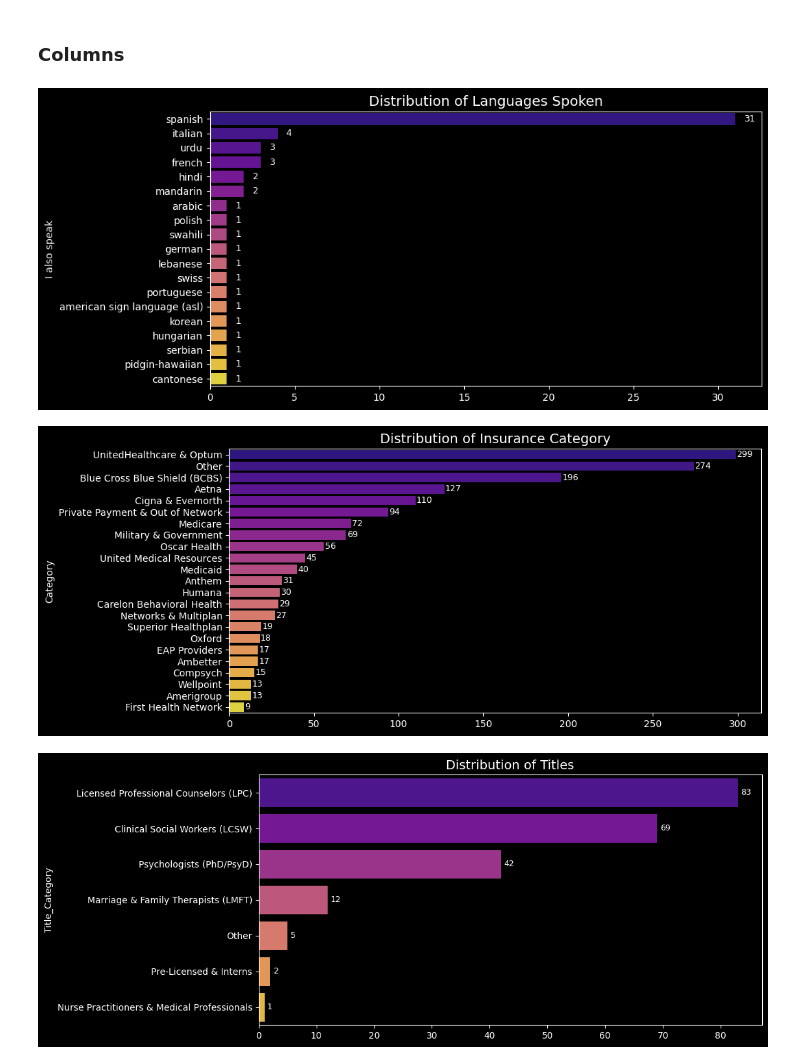
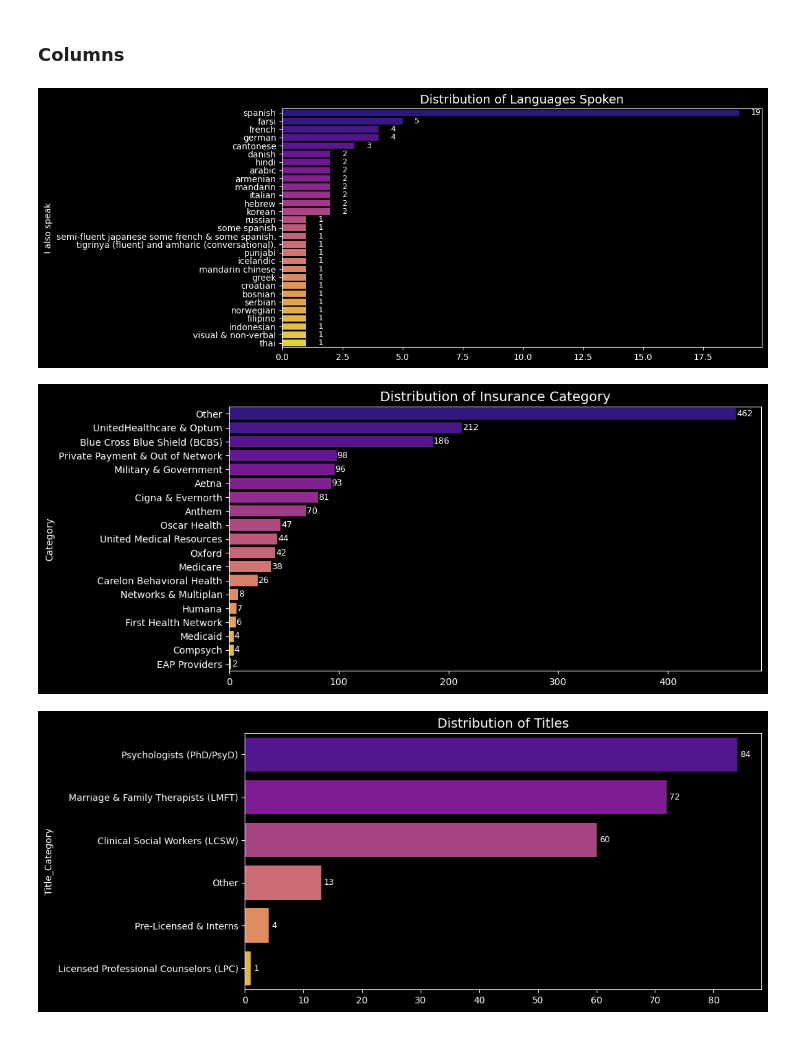
Before and after one commit to pallavmarch/Psychologytoday-therapist-analysis, a Jupyter notebook: PsychologyToday_Dementia_analysis.ipynb, the cells around one changed output. Drawn from its saved outputs; the diff is of its cells as text; code cells hidden in the pictures.

```diff
--- a/PsychologyToday_Dementia_analysis.ipynb
+++ b/PsychologyToday_Dementia_analysis.ipynb
@@ -16,7 +16,7 @@ import pgeocode
 
 
 ##### Texas | California | Florida | New York
-selected_state = "Texas"
+selected_state = "California"
 # %% [output]
 Requirement already satisfied: xlsxwriter in /usr/local/lib/python3.11/dist-packages (3.2.2)
 Requirement already satisfied: pgeocode in /usr/local/lib/python3.11/dist-packages (0.5.0)
@@ -799,55 +783,39 @@ Dementia[cols_to_clean] = (
     Dementia[cols_to_clean]
     .astype(str)
     .replace('Not Found', np.nan)
-    .apply(lambda x: x.str.replace(r'[$ ]', '', regex=True)) # if x.dtype == "object" else x)
+    .apply(lambda x: x.str.replace(r'[$ ]', '', regex=True) if x.dtype == "object" else x)
     .apply(pd.to_numeric, errors='coerce')
-    .replace(0, np.nan)  # Replace 0 with NaN
+    .replace(0, np.nan)
 )
-
-
-Dementia[cols_to_clean] = Dementia[cols_to_clean].replace(0, np.nan)
-
-for col in cols_to_clean + ['Graduation Year']:
-    plot_count_distribution(Dementia, col, f'{col} distribution')
-
 
 
 aggregated_stats = Dementia[cols_to_clean].agg(
     ['mean', 'median', 'min', 'max', 'std', 'count', 'nunique', lambda x: x.isnull().sum()])
 
-aggregated_stats = aggregated_stats.applymap(lambda x: int(x) if not pd.isna(x) else x)
-aggregated_stats.style.background_gradient(cmap='Blues').format("{:.0f}")
+aggregated_stats = aggregated_stats.applymap(lambda x: int(x) if not pd.isna(x) else x).T
 
-
-
-###pivot_table1 = pd.pivot_table(Dementia,
-###                              values=cols_to_clean,
-###                              aggfunc=['mean', 'median', 'min', 'max', 'std', 'count', 'nunique', lambda x: x.isnull().sum()],
-###                              columns=['Dementia'],
-###                              dropna=True)
-###
-###pivot_table1 = pivot_table1.applymap(lambda x: int(x) if not pd.isna(x) else x)
-###pivot_table1.style.background_gradient(cmap='Blues').format("{:.0f}")
+for col in cols_to_clean + ['Graduation Year']:
+    plot_count_distribution(Dementia, col, f'{col} distribution')
 
 
 ############################### Excel file download  ################################
 
 with pd.ExcelWriter(final_file, engine='xlsxwriter') as writer:
     language_counts.to_frame("Count").sort_index().to_excel(writer, sheet_name='Languages')
     insurance_mapping_df[['Category', 'Insurance']].value_counts().to_frame("Count").sort_index().to_excel(writer, sheet_name='Insurance')
     Dementia[['Title_Category', 'Title_shorten']].value_counts().to_frame("Count").sort_index().to_excel(writer, sheet_name='Titles')
     Expertise[['Category', 'Expertise']].value_counts().to_frame("Count").sort_index().to_excel(writer, sheet_name='Expertise')
     Top_specialties[['Category', 'Top_specialties']].value_counts().to_frame("Count").sort_index().to_excel(writer, sheet_name='Top Specialties')
     therapy_types[['Category', 'therapy_types']].value_counts().to_frame("Count").sort_index().to_excel(writer, sheet_name='Therapy Types')
     Dementia[['Certificate_Category', 'Certificate_clean']].value_counts().to_frame("Count").sort_index().to_excel(writer, sheet_name='Certifications')
     Dementia[['Region', 'City']].value_counts().to_frame("Count").sort_index().to_excel(writer, sheet_name='Region')
-    pivot_table1.sort_index().to_excel(writer, sheet_name='Descriptive Stats')
+    aggregated_stats.to_excel(writer, sheet_name='Aggregated Stats')
     Dementia.sort_values(by=['Name'], ascending=True).to_excel(writer, sheet_name='Full Data', index=False)
 
 
 
 files.download(final_file)
 # %% [output]
-[figure, old version]
+[figure, new version]
-[figure, old version]
+[figure, new version]
-[figure, old version]
+[figure, new version]
```
Also changed, not shown: parts of 4 cells of this notebook.
